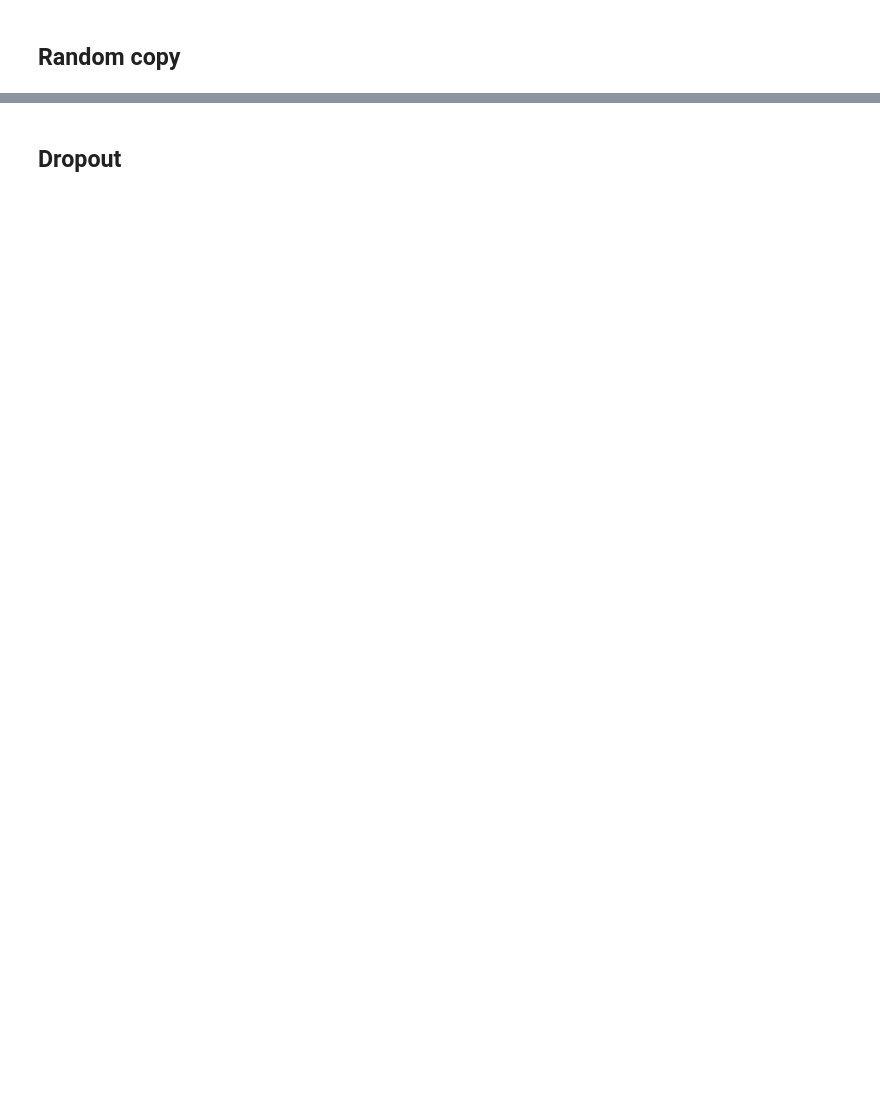
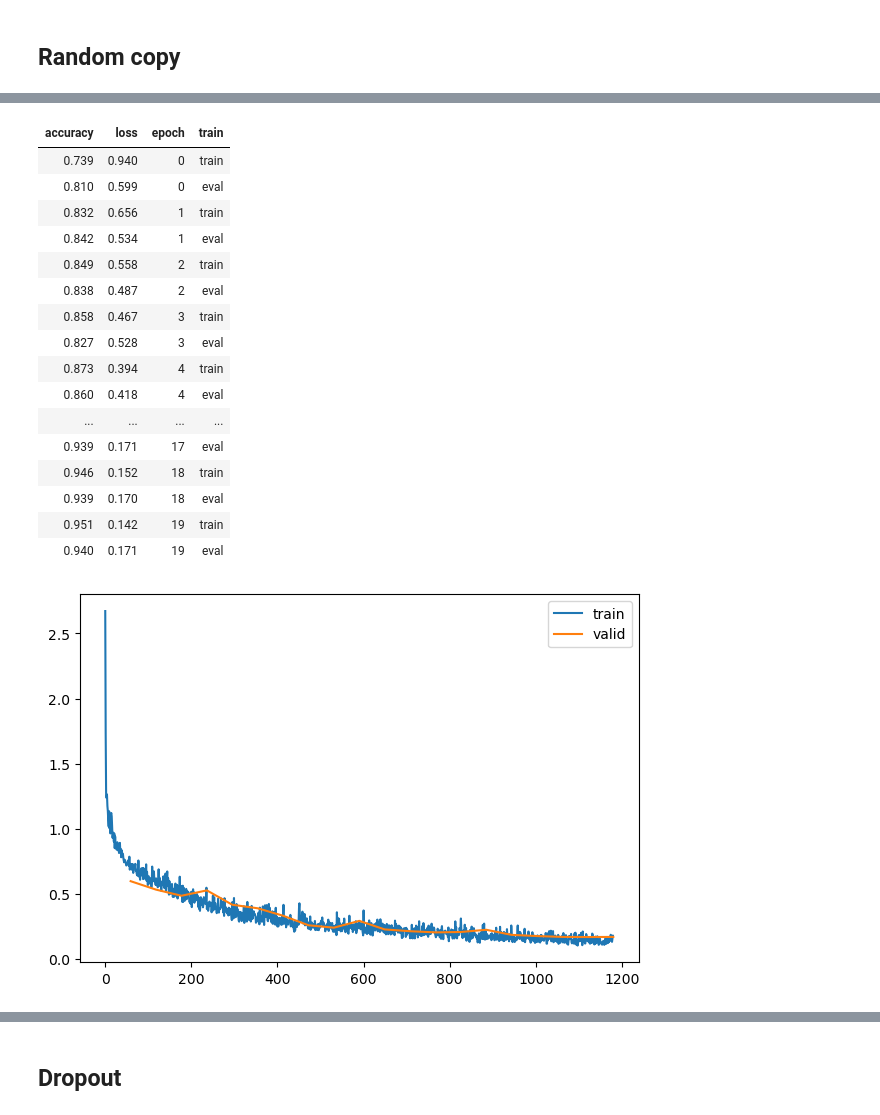
Before and after one commit to bthek1/fastAIcourse, a Jupyter notebook: nbs/240_augment.ipynb, the cells around one changed output, grey strips where cells are left out. Saved outputs shown, nothing was run; the diff lists cells and outputs as text; code cells hidden in the pictures; blank space fills up the shorter version.

```diff
--- a/nbs/240_augment.ipynb
+++ b/nbs/240_augment.ipynb
@@ -655,0 +633,30 @@ round((ap==cp1.all_targs).float().mean().item(), 3)
+# %%
+#| eval: false
+set_seed(1)
+epochs = 20
+lr = 1e-2
+tmax = epochs * len(dls.train)
+sched = partial(lr_scheduler.OneCycleLR, max_lr=lr, total_steps=tmax)
+xtra = [BatchSchedCB(sched), augcb]
+model = get_model(act_gr, norm=nn.BatchNorm2d).apply(iw)
+learn = TrainLearner(model, dls, F.cross_entropy, lr=lr, cbs=cbs+xtra, opt_func=optim.AdamW)
+learn.fit(epochs)
+# %% [output]
+| accuracy | loss | epoch | train |
+| 0.739 | 0.940 | 0 | train |
+| 0.810 | 0.599 | 0 | eval |
+| 0.832 | 0.656 | 1 | train |
+| 0.842 | 0.534 | 1 | eval |
+| 0.849 | 0.558 | 2 | train |
+| 0.838 | 0.487 | 2 | eval |
+| 0.858 | 0.467 | 3 | train |
+| 0.827 | 0.528 | 3 | eval |
+| 0.873 | 0.394 | 4 | train |
+| 0.860 | 0.418 | 4 | eval |
+| ... | ... | ... | ... |
+| 0.939 | 0.171 | 17 | eval |
+| 0.946 | 0.152 | 18 | train |
+| 0.939 | 0.170 | 18 | eval |
+| 0.951 | 0.142 | 19 | train |
+| 0.940 | 0.171 | 19 | eval |
+[figure, added]
```
Also changed, not shown: parts of 105 cells of this notebook, 5 other files.
